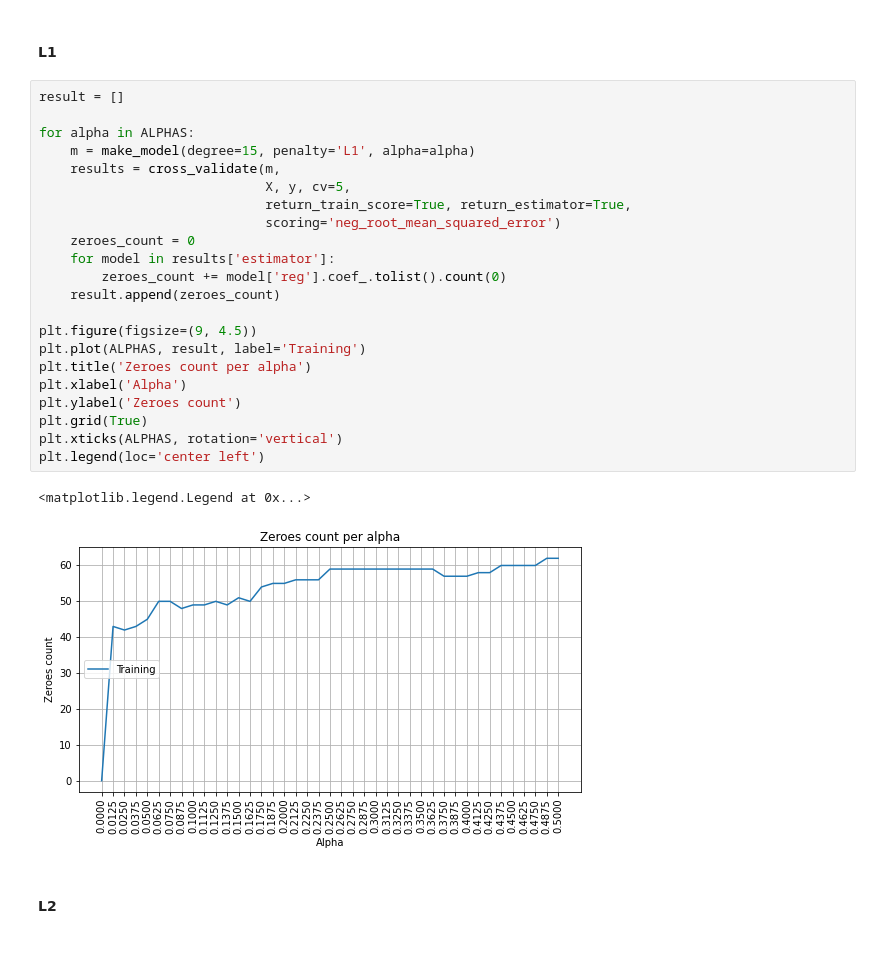
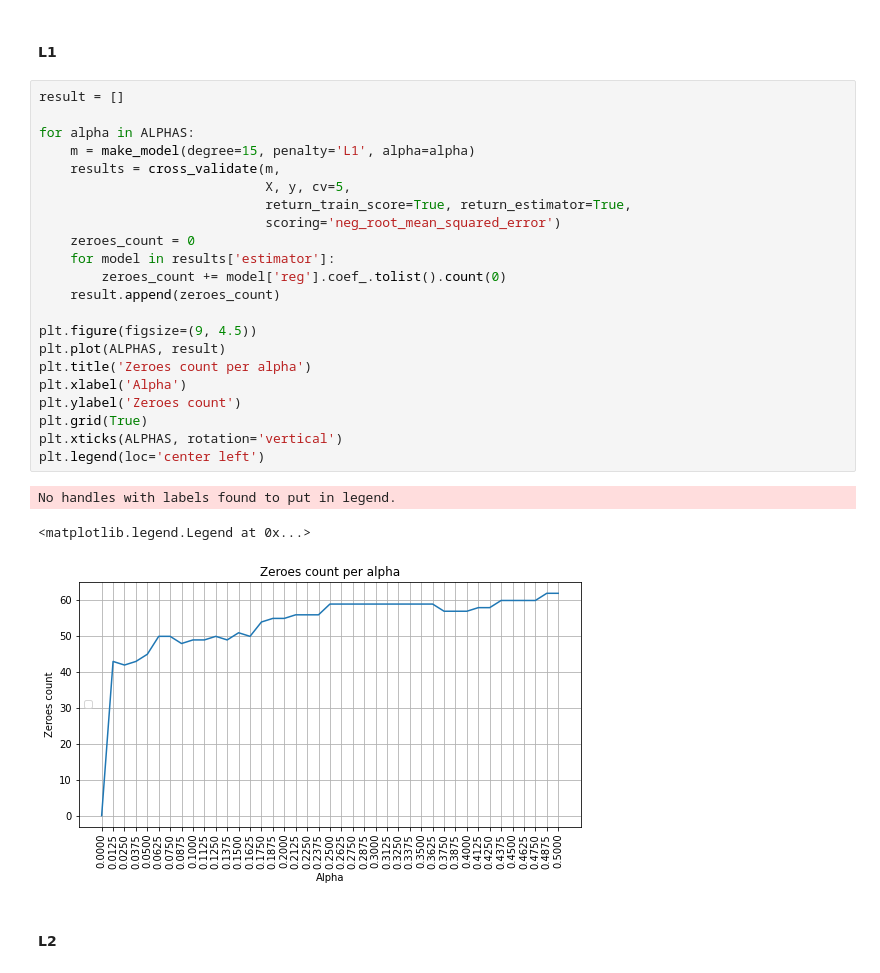
Before and after one commit to McReader/ml-intro, a Jupyter notebook: 4_overfitting_regularization/overfitting_regularization.ipynb, the cells around one changed output. Drawn from its saved outputs; the diff is of its cells as text.

```diff
--- a/4_overfitting_regularization/overfitting_regularization.ipynb
+++ b/4_overfitting_regularization/overfitting_regularization.ipynb
@@ -493,28 +493,29 @@ Please do a discovery on your own and find that out empirically (both for **L1**
 # %%
 result = []
 
 for alpha in ALPHAS:
     m = make_model(degree=15, penalty='L1', alpha=alpha)
     results = cross_validate(m,
                              X, y, cv=5,
                              return_train_score=True, return_estimator=True,
                              scoring='neg_root_mean_squared_error')
     zeroes_count = 0
     for model in results['estimator']:
         zeroes_count += model['reg'].coef_.tolist().count(0)
     result.append(zeroes_count)
 
 plt.figure(figsize=(9, 4.5))
-plt.plot(ALPHAS, result, label='Training')
+plt.plot(ALPHAS, result)
 plt.title('Zeroes count per alpha')
 plt.xlabel('Alpha')
 plt.ylabel('Zeroes count')
 plt.grid(True)
 plt.xticks(ALPHAS, rotation='vertical')
 plt.legend(loc='center left')
 # %% [output]
-<matplotlib.legend.Legend at 0x...>
+No handles with labels found to put in legend.
+<matplotlib.legend.Legend at 0x...>
-[figure, old version]
+[figure, new version]
 # %% [markdown]
 #### L2
 # %%
```
Also changed, not shown: parts of 7 cells of this notebook.
